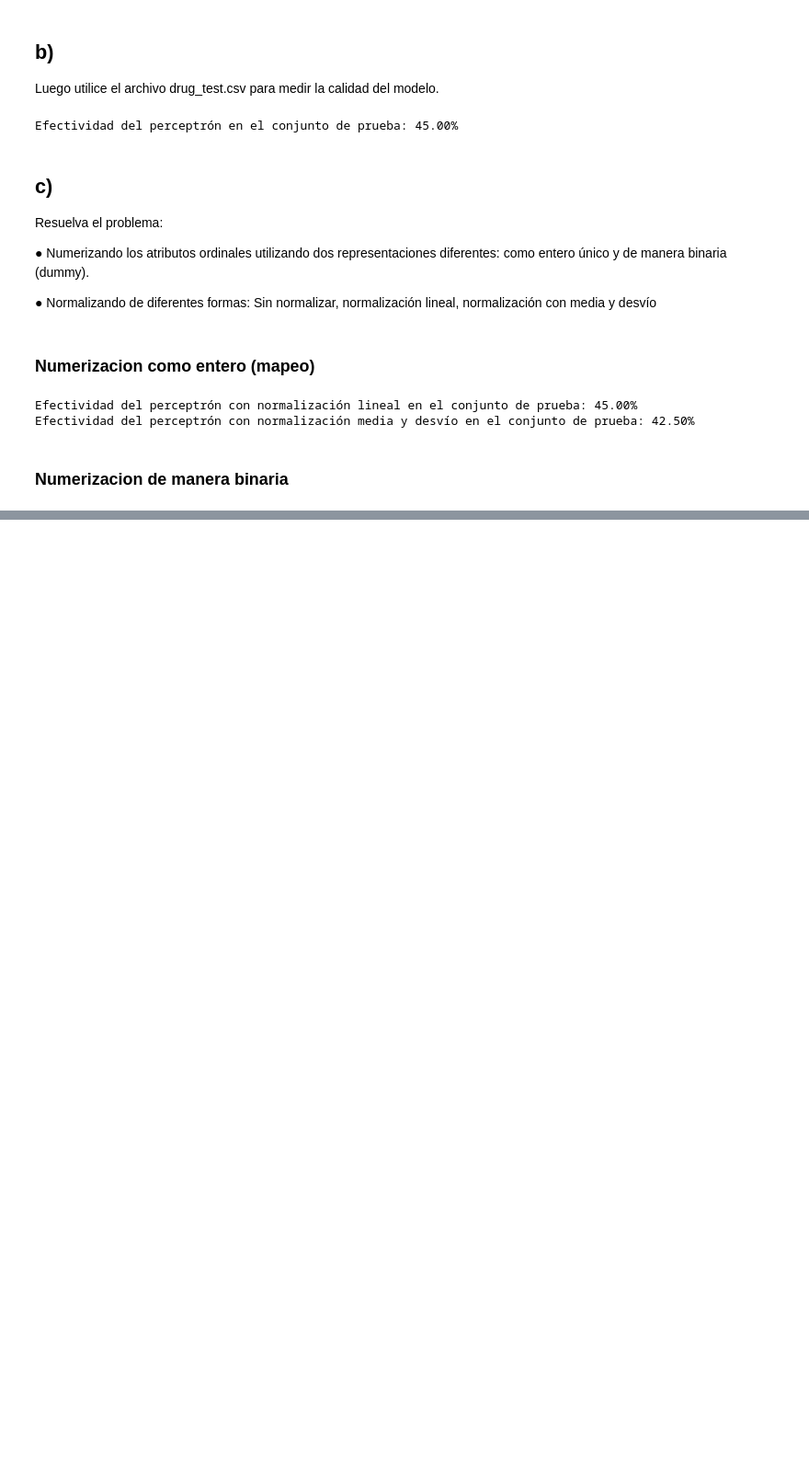
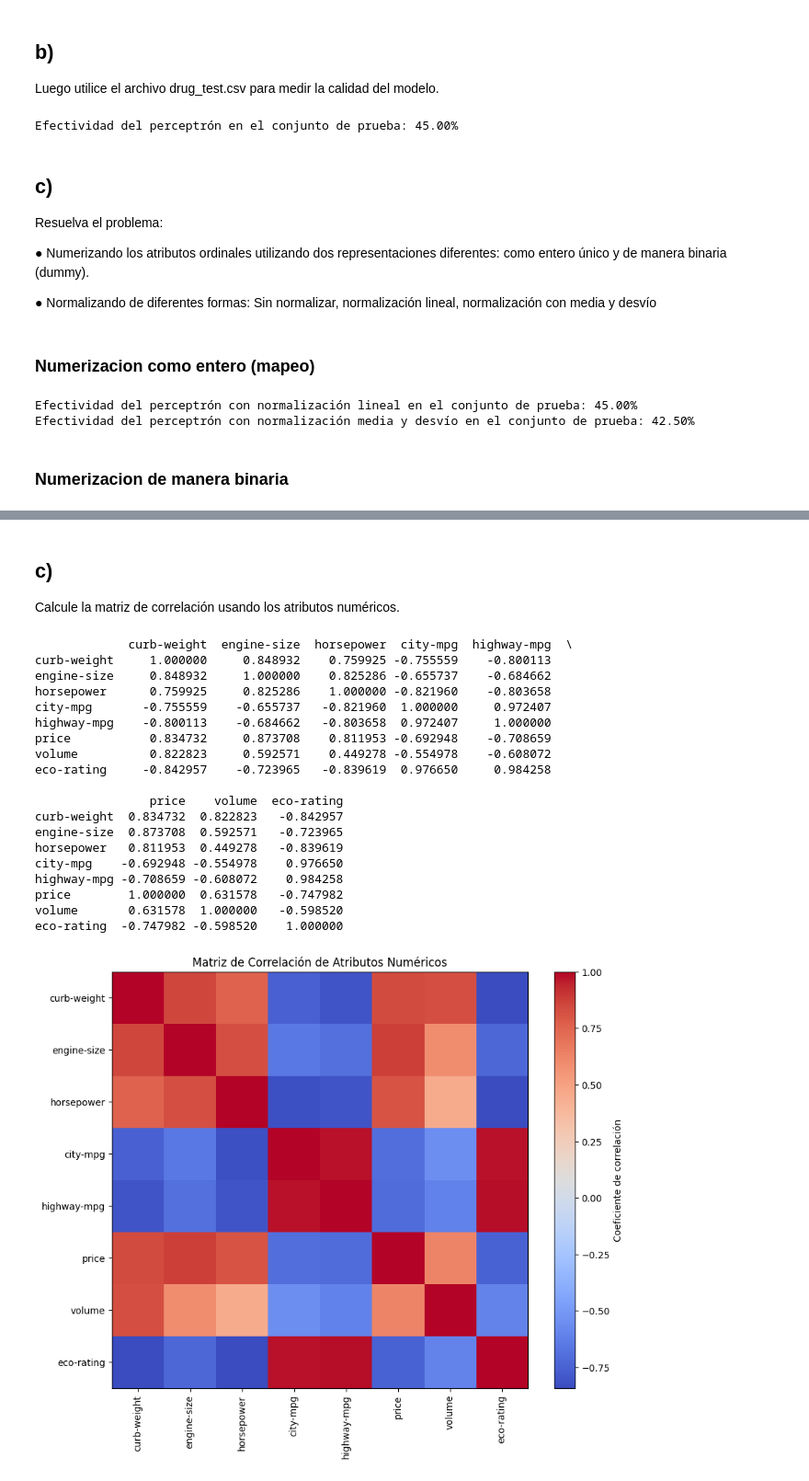
Before and after one commit to ManuSavenia/DeepLearning, a Jupyter notebook: Practica2/parte2/Practica2.ipynb, the cells around one changed output, grey strips where cells are left out. Shown at 92% size. Cells and saved outputs as stored; diff of their text form; code cells hidden in the pictures; blank space fills up the shorter version.

```diff
--- a/Practica2/parte2/Practica2.ipynb
+++ b/Practica2/parte2/Practica2.ipynb
@@ -496,0 +655,4 @@ ValueError: shapes (40,10) and (7,) not aligned: 10 (dim 1) != 7 (dim 0)
+# %%
+data_autos = pd.read_csv(DATOS_DIR + "automobile-simple.csv", sep=",")
+data_autos.dtypes
+print(data_autos.columns.tolist())
@@ -496,0 +702,7 @@ ValueError: shapes (40,10) and (7,) not aligned: 10 (dim 1) != 7 (dim 0)
+# %%
+missing_values_count = data_autos.isnull().sum()
+print(missing_values_count)
+
+#Eliminamos los registros con valores faltantes
+data_autos_cleaned = data_autos.dropna()
+print(f"Registros después de eliminar valores faltantes: {len(data_autos_cleaned)}")
@@ -496,0 +724,36 @@ ValueError: shapes (40,10) and (7,) not aligned: 10 (dim 1) != 7 (dim 0)
+# %% [markdown]
+## c)
+Calcule la matriz de correlación usando los atributos numéricos.
+# %%
+#Matriz de correlación ignorando atributos no numéricos
+correlation_matrix = data_autos_cleaned.drop(columns=['make', 'fuel-type', 'num-of-doors', 'body-style']).corr()
+print(correlation_matrix)
+
+plt.figure(figsize=(10, 8))
+plt.imshow(correlation_matrix, cmap='coolwarm', interpolation='nearest')
+plt.colorbar(label='Coeficiente de correlación')
+plt.xticks(range(len(correlation_matrix.columns)), correlation_matrix.columns, rotation=90)
+plt.yticks(range(len(correlation_matrix.columns)), correlation_matrix.columns)
+plt.title('Matriz de Correlación de Atributos Numéricos')
+plt.show()
+# %% [output]
+             curb-weight  engine-size  horsepower  city-mpg  highway-mpg  \
+curb-weight     1.000000     0.848932    0.759925 -0.755559    -0.800113
+engine-size     0.848932     1.000000    0.825286 -0.655737    -0.684662
+horsepower      0.759925     0.825286    1.000000 -0.821960    -0.803658
+city-mpg       -0.755559    -0.655737   -0.821960  1.000000     0.972407
+highway-mpg    -0.800113    -0.684662   -0.803658  0.972407     1.000000
+price           0.834732     0.873708    0.811953 -0.692948    -0.708659
+volume          0.822823     0.592571    0.449278 -0.554978    -0.608072
+eco-rating     -0.842957    -0.723965   -0.839619  0.976650     0.984258
+
+                price    volume  eco-rating
+curb-weight  0.834732  0.822823   -0.842957
+engine-size  0.873708  0.592571   -0.723965
+horsepower   0.811953  0.449278   -0.839619
+city-mpg    -0.692948 -0.554978    0.976650
+highway-mpg -0.708659 -0.608072    0.984258
+price        1.000000  0.631578   -0.747982
+volume       0.631578  1.000000   -0.598520
+eco-rating  -0.747982 -0.598520    1.000000
+[figure, added]
```
Also changed, not shown: parts of 23 cells of this notebook, 5 other files.
